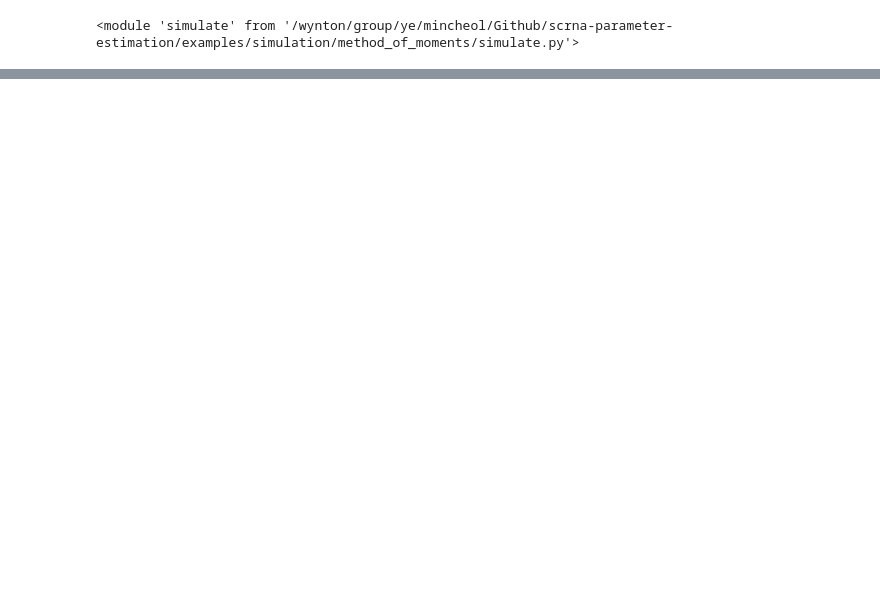
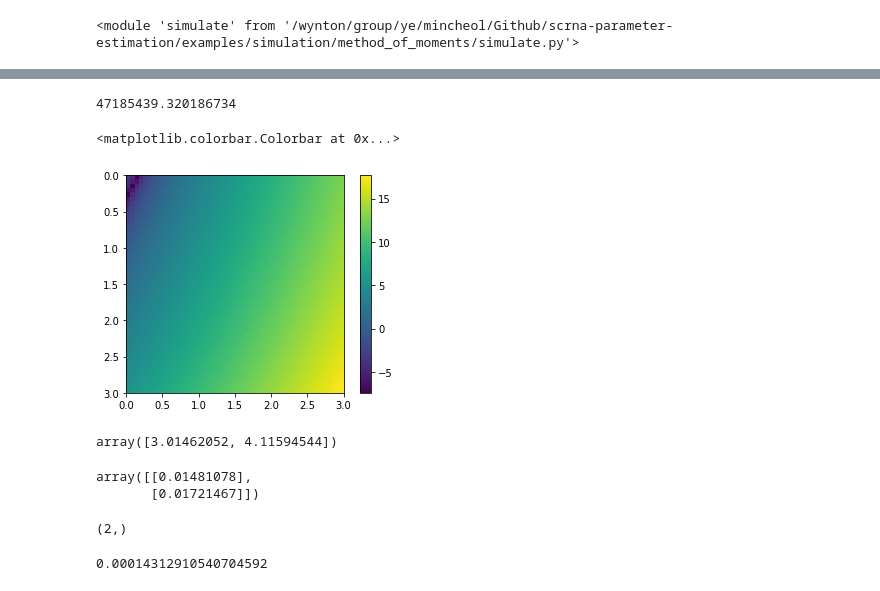
Before and after one commit to yelabucsf/scrna-parameter-estimation, a Jupyter notebook: examples/simulation/method_of_moments/optimization_methods.ipynb, the cells around one changed output, grey strips where cells are left out. Saved outputs shown, nothing was run; the diff lists cells and outputs as text; code cells hidden in the pictures; blank space fills up the shorter version.

```diff
--- a/examples/simulation/method_of_moments/optimization_methods.ipynb
+++ b/examples/simulation/method_of_moments/optimization_methods.ipynb
@@ -271,0 +551,11 @@ print(constraints[0].dual_value)
+# %%
+def objective(beta):
+    param = beta.reshape(-1, 1)
+
+    G = (X*(z-np.exp(X@param))).mean(axis=0)#.reshape(-1, 1)
+
+    return G.T@W@G
+
+def objective_grad(beta):
+
+    return -(2*X*np.exp(X@beta.reshape(-1, 1))).T@X@W@X.T@(z-np.exp(X@beta.reshape(-1, 1)))/5000**2
@@ -271,0 +566,2 @@ print(constraints[0].dual_value)
+# %%
+W = np.eye(2)
@@ -271,0 +610,11 @@ print(constraints[0].dual_value)
+# %%
+def objective(beta):
+    param = beta.reshape(-1, 1)
+
+    G = (X*(z-np.exp(X@param))).mean(axis=0)#.reshape(-1, 1)
+
+    return G.T@W@G
+
+def objective_grad(beta):
+
+    return -(2*X*np.exp(X@beta.reshape(-1, 1))).T@X@W@X.T@(z-np.exp(X@beta.reshape(-1, 1)))/5000**2
@@ -271,0 +628,18 @@ print(constraints[0].dual_value)
+# %%
+integral_check = np.zeros((50,50))
+first = np.linspace(0,3,50)
+second = np.linspace(0,3,50)
+for i1, f in enumerate(first):
+    for i2, s in enumerate(second):
+        integral_check[i1,i2] = np.sum((objective_grad(np.array([f,s]))-opt.approx_fprime(np.array([f,s]), objective, epsilon=1e-2))**2)
+# %%
+integral_check[-1, -1]
+# %% [output]
+47185439.320186734
+# %%
+plt.imshow(np.log(integral_check),extent=[0,3,3,0])
+#plt.axis('square')
+plt.colorbar()
+# %% [output]
+<matplotlib.colorbar.Colorbar at 0x...>
+[figure, added]
@@ -271,0 +697,14 @@ print(constraints[0].dual_value)
+# %%
+(2*X*np.exp(X@beta_true.reshape(-1, 1))).mean(axis=0)
+# %% [output]
+array([3.01462052, 4.11594544])
+# %%
+-(2*X*np.exp(X@beta_true.reshape(-1, 1))).T@X@W@X.T@(z-np.exp(X@beta_true.reshape(-1, 1)))/100000**2
+# %% [output]
+array([[0.01481078],
+       [0.01721467]])
+# %%
+objective(beta_true)
+# %% [output]
+(2,)
+0.00014312910540704592
```
Also changed, not shown: parts of 65 cells of this notebook, 3 other files.
